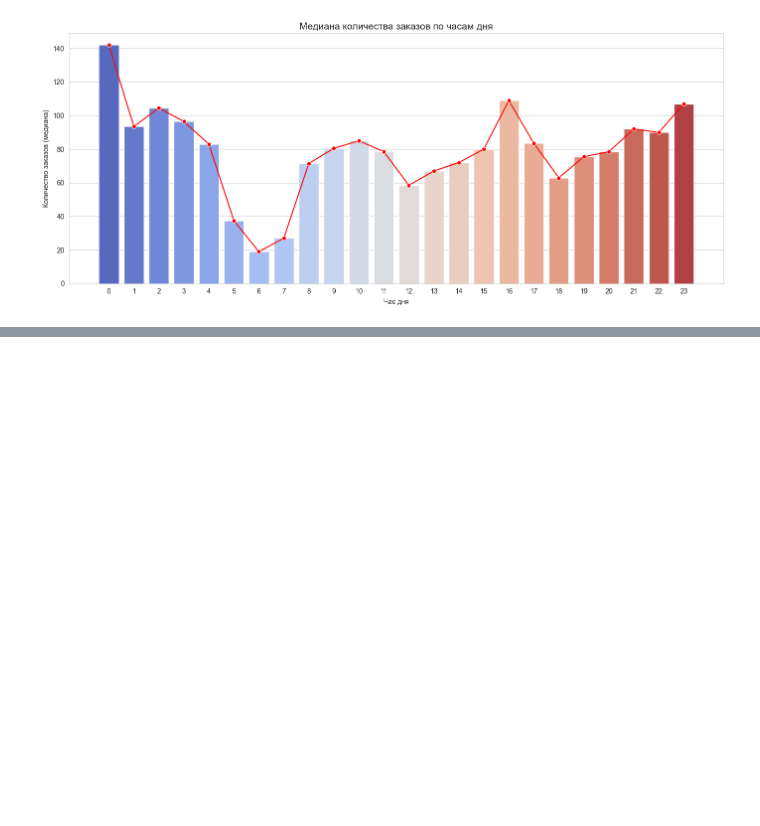
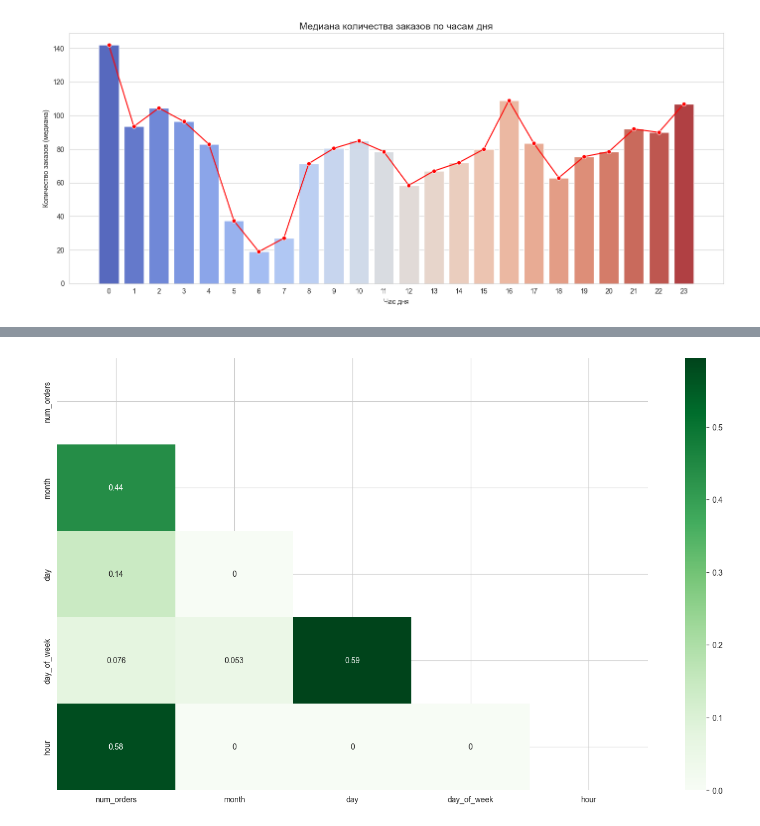
Before and after one commit to Moncervers/taxi_orders_prediction, a Jupyter notebook: project_notebook.ipynb, the cells around one changed output, grey strips where cells are left out. Saved outputs shown, nothing was run; the diff lists cells and outputs as text; code cells hidden in the pictures; blank space fills up the shorter version.

```diff
--- a/project_notebook.ipynb
+++ b/project_notebook.ipynb
@@ -328,0 +334,15 @@ del (
+# %%
+num_cols = ['num_orders']
+# %%
+plt.figure(figsize=(17, 10))
+
+# Рисуем матрицу корреляции
+sns.heatmap(df.phik_matrix(interval_cols=num_cols),
+            annot=True, cmap='Greens',
+            mask=np.triu(np.ones_like(
+                df.phik_matrix(interval_cols=num_cols),
+                dtype=bool)))
+
+plt.show()
+# %% [output]
+[figure, added]
```
Also changed, not shown: parts of 12 cells of this notebook.
